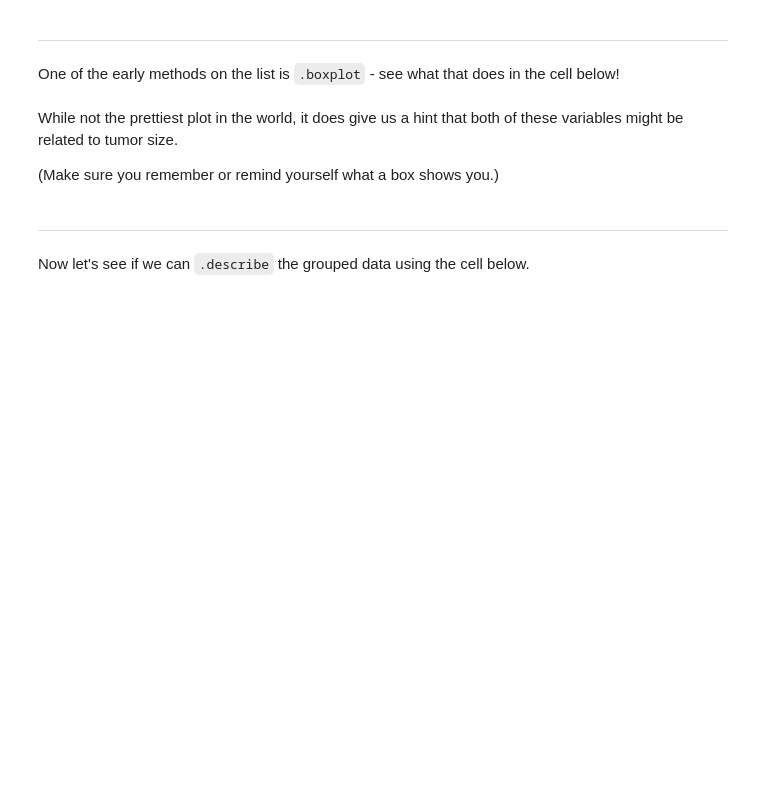
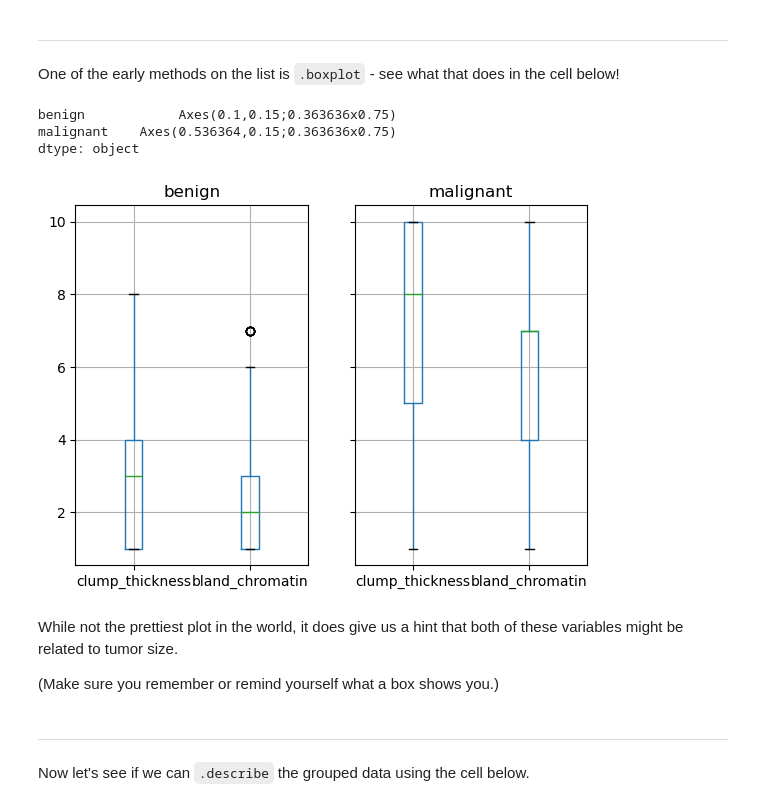
Before and after one commit to rnoodh/psy_data, a Jupyter notebook: week 7/tu14_DataWranglingII.ipynb, the cells around one changed output. Saved outputs shown, nothing was run; the diff lists cells and outputs as text; code cells hidden in the pictures; blank space fills up the shorter version.

```diff
--- a/week 7/tu14_DataWranglingII.ipynb
+++ b/week 7/tu14_DataWranglingII.ipynb
@@ -58,5 +74,6 @@ bcd2
 In the cell below, make the same new data frame using column indexing and the `.copy()` method.
 # %%
  # make new bcd2 using .copy()
+bcd2 = bcd[['clump_thickness','bland_chromatin','class','doctor_name']].copy()
 # %%
  # look at new bcd2
@@ -101,6 +143,13 @@ In the cell below, use the \<TAB\> key trick to browse the methods and propertie
 ---
 # %% [markdown]
 One of the early methods on the list is `.boxplot` - see what that does in the cell below!
+# %%
+grpd.boxplot()
+# %% [output]
+benign            Axes(0.1,0.15;0.363636x0.75)
+malignant    Axes(0.536364,0.15;0.363636x0.75)
+dtype: object
+[figure, added]
 # %% [markdown]
 While not the prettiest plot in the world, it does give us a hint that both of these variables might be related to tumor size.
 
```
Also changed, not shown: parts of 29 cells of this notebook, 2 other files.
